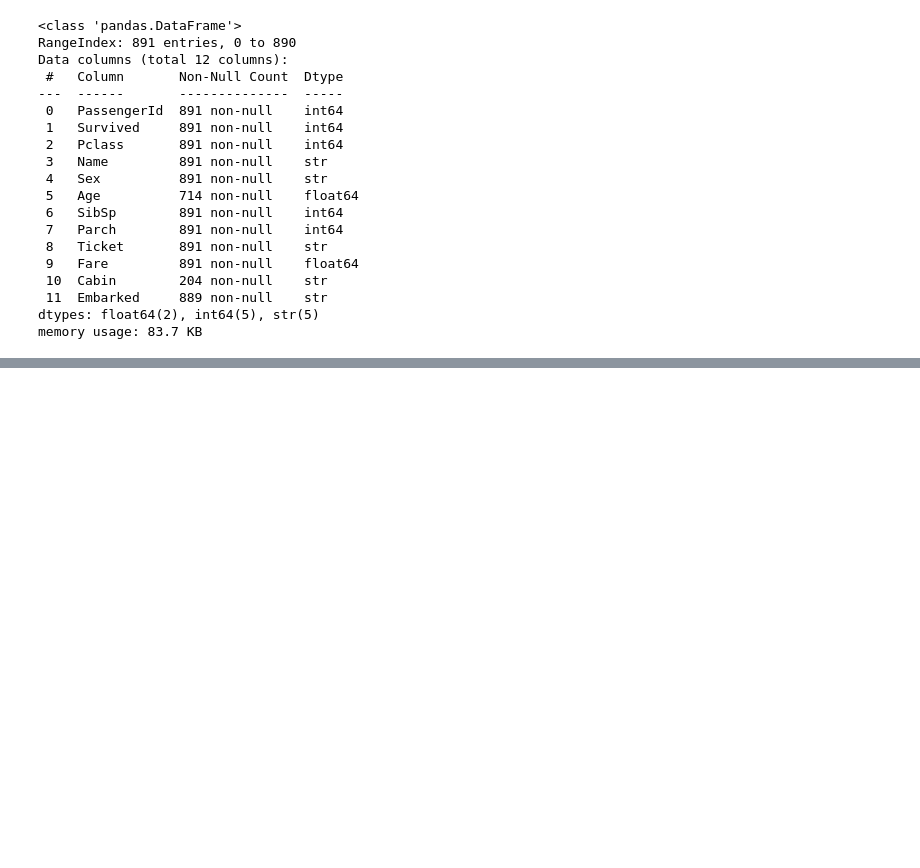
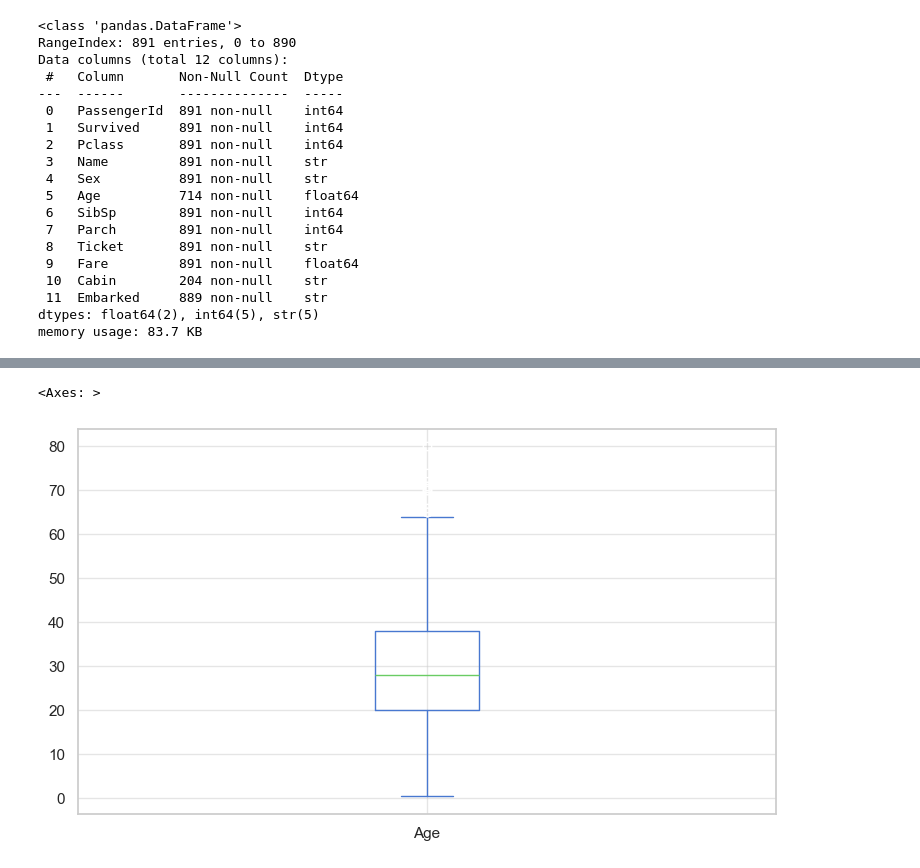
Before and after one commit to dev-mileba/Baraka-2026, a Jupyter notebook: month_2_week_4.ipynb, the cells around one changed output, grey strips where cells are left out. Cells and saved outputs as stored; diff of their text form; code cells hidden in the pictures; blank space fills up the shorter version.

```diff
--- a/month_2_week_4.ipynb
+++ b/month_2_week_4.ipynb
@@ -68,0 +148,5 @@ memory usage: 83.7 KB
+# %%
+df['Age'].plot(kind='box')
+# %% [output]
+<Axes: >
+[figure, added]
```
Also changed, not shown: parts of 16 cells of this notebook.
